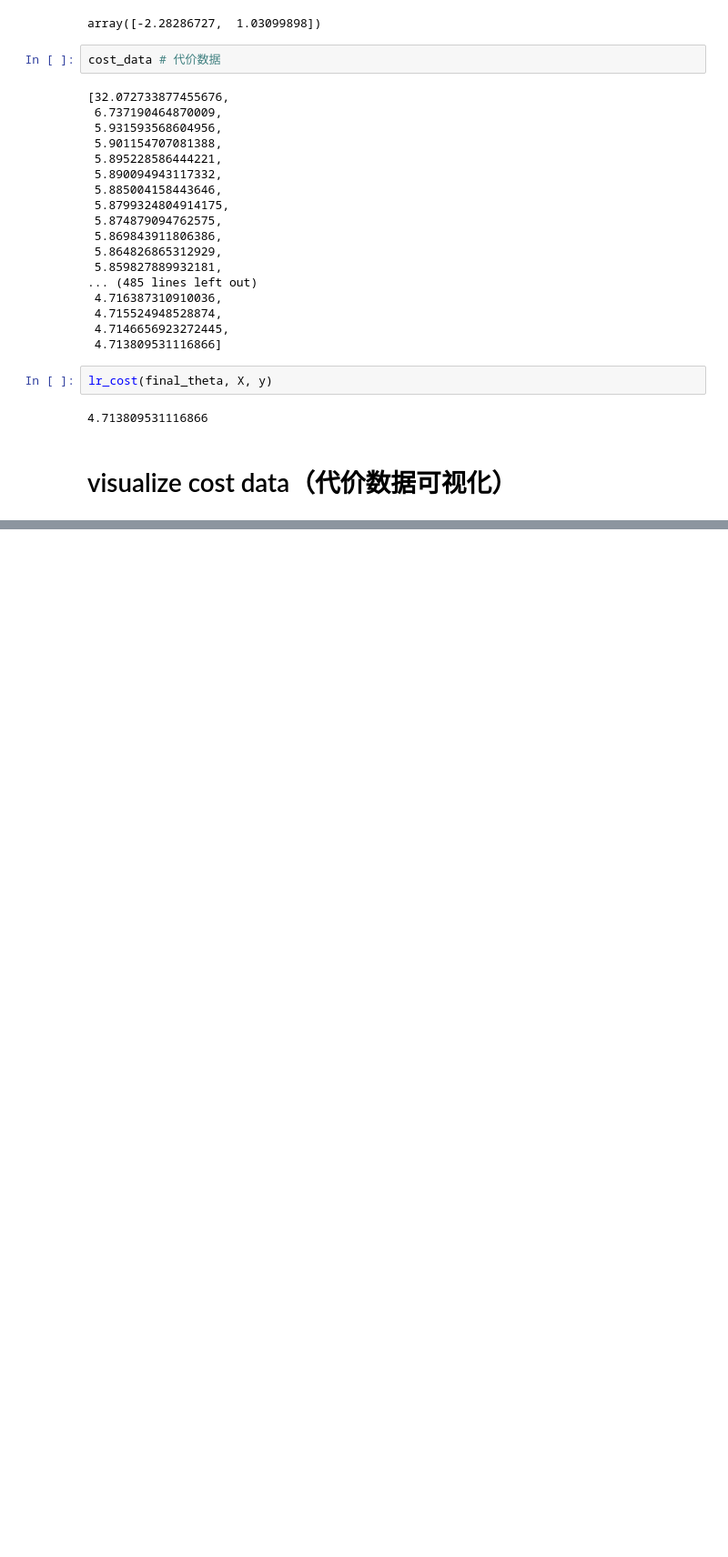
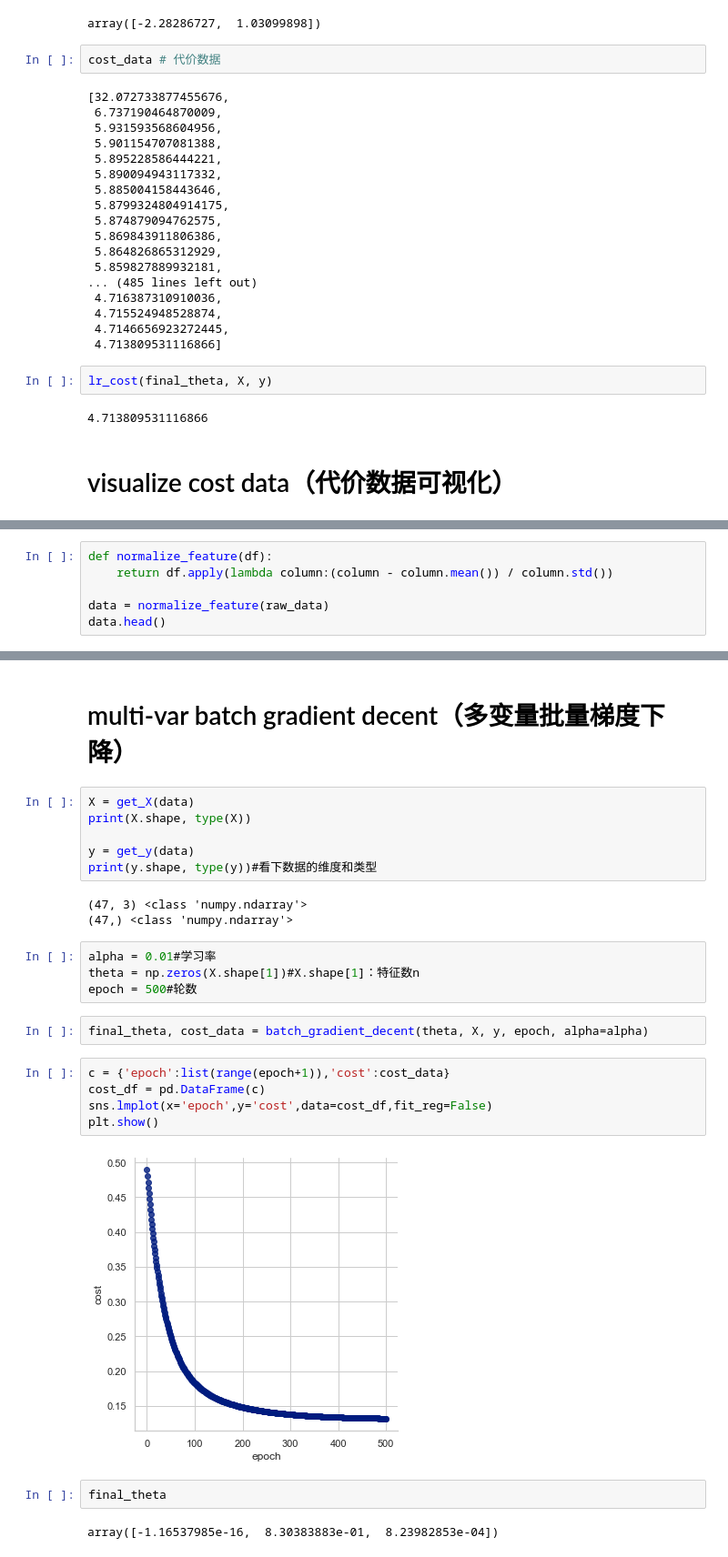
Before and after one commit to cddorz/ML-AndrewNg-code, a Jupyter notebook: ex1-linear regression/linear_regression.ipynb, the cells around one changed output, grey strips where cells are left out. Shown: that part at 91% size. Drawn from its saved outputs; the diff is of its cells as text; blank space fills up the shorter version.

```diff
--- a/ex1-linear regression/linear_regression.ipynb
+++ b/ex1-linear regression/linear_regression.ipynb
@@ -248,0 +264,6 @@ plt.show()
+# %%
+def normalize_feature(df):
+    return df.apply(lambda column:(column - column.mean()) / column.std())
+
+data = normalize_feature(raw_data)
+data.head()
@@ -248,0 +277,28 @@ plt.show()
+# %% [markdown]
+#  multi-var batch gradient decent（多变量批量梯度下降）
+# %%
+X = get_X(data)
+print(X.shape, type(X))
+
+y = get_y(data)
+print(y.shape, type(y))#看下数据的维度和类型
+# %% [output]
+(47, 3) <class 'numpy.ndarray'>
+(47,) <class 'numpy.ndarray'>
+# %%
+alpha = 0.01#学习率
+theta = np.zeros(X.shape[1])#X.shape[1]：特征数n
+epoch = 500#轮数
+# %%
+final_theta, cost_data = batch_gradient_decent(theta, X, y, epoch, alpha=alpha)
+# %%
+c = {'epoch':list(range(epoch+1)),'cost':cost_data}
+cost_df = pd.DataFrame(c)
+sns.lmplot(x='epoch',y='cost',data=cost_df,fit_reg=False)
+plt.show()
+# %% [output]
+[figure, added]
+# %%
+final_theta
+# %% [output]
+array([-1.16537985e-16,  8.30383883e-01,  8.23982853e-04])
```
Also changed, not shown: parts of 12 cells of this notebook, 1 other file.
